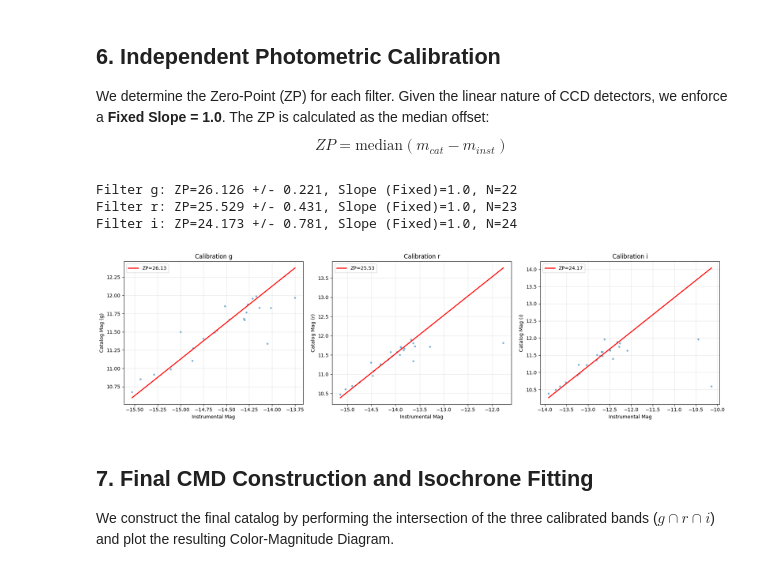
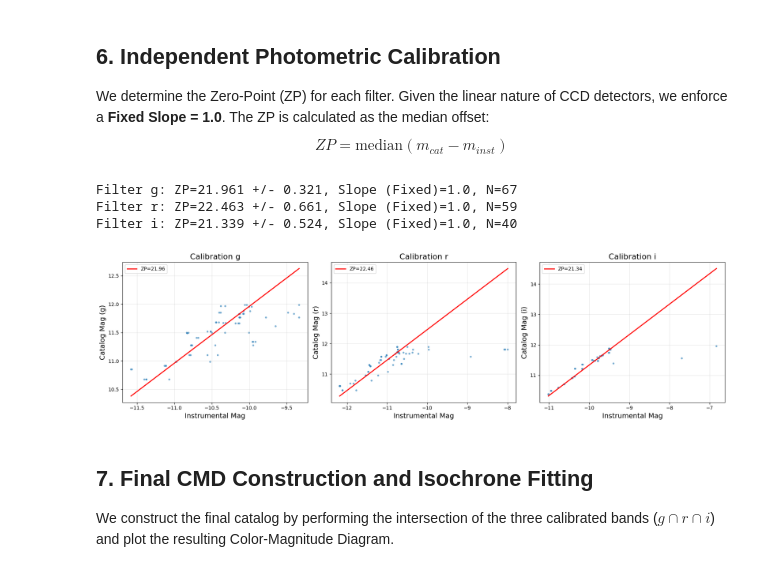
Before and after one commit to rloustalet/OHP-CLS, a Jupyter notebook: diagramme_hr.ipynb, the cells around one changed output. Drawn from its saved outputs; the diff is of its cells as text; code cells hidden in the pictures.

```diff
--- a/diagramme_hr.ipynb
+++ b/diagramme_hr.ipynb
@@ -34,13 +34,13 @@ plt.style.use('default')
 Definition of input data paths, Point Spread Function (PSF) properties, and selection criteria.
 # %%
 # Input FITS files
-stack_g_path = 'stacks/lyon/stack_g.fits'
-stack_r_path = 'stacks/lyon/stack_r.fits'
-stack_i_path = 'stacks/lyon/stack_i.fits'
+stack_g_path = 'stacks/stack_g.fits'
+stack_r_path = 'stacks/stack_r.fits'
+stack_i_path = 'stacks/stack_i.fits'
 
 # Photometry settings
-fwhm = 5.0
-aperture_radius = 2 * fwhm / 2.355
+fwhm = 2.5
+aperture_radius = 2 * fwhm / 2.355 #2.355 is approx 2*sqrt(2ln2)
 sigma_thresh = 5.0
 
 # Catalog matching settings
@@ -49,7 +49,7 @@ use_panstarrs = True
 
 # --- SPATIAL FILTERING PARAMETER ---
 # Radius limit to segregate cluster members from field stars.
-CLUSTER_RADIUS_DEG = 0.20
+CLUSTER_RADIUS_DEG = 0.15
 
 # Isochrone Fitting Initial Guesses
 DISTANCE_MODULUS = 11.3
@@ -69,7 +69,7 @@ def solve_astrometry(input_fits):
     output_fits = input_fits.replace('.fits', '_wcs.fits')
     if not os.path.exists(output_fits):
         print(f'Solving astrometry for {input_fits}...')
-        cmd = ['solve-field', input_fits, '--overwrite', '--no-plots', '--new-fits', output_fits]
+        cmd = ['solve-field', input_fits, '--overwrite', '--index-dir', '/Volumes/Astro/Astrometry',  '--no-plots', '--new-fits', output_fits]
         subprocess.run(cmd, stdout=subprocess.DEVNULL, stderr=subprocess.DEVNULL)
     return output_fits
 
@@ -247,40 +263,40 @@ for i, filt in enumerate(['g', 'r', 'i']):
         print(f"Warning: Calibration failed for {filt} (insufficient stars)")
         zp_results[filt] = {'ZP': 0, 'slope': 1}
         continue
 
     # --- FIXED SLOPE CALIBRATION (Slope=1) ---
     # This method is robust against outliers and physically motivated for CCDs
     deltas = mag_ref - mag_inst
     ZP_fixed = np.median(deltas)
     slope_fixed = 1.0
     std_zp = np.std(deltas)
 
     zp_results[filt] = {'ZP': ZP_fixed, 'slope': slope_fixed}
 
     print(f"Filter {filt}: ZP={ZP_fixed:.3f} +/- {std_zp:.3f}, Slope (Fixed)=1.0, N={len(mag_inst)}")
 
     # Apply Calibration immediately
     phot_tbl['mag_cal'] = phot_tbl['mag_inst'] + ZP_fixed
 
     # Visualization
     ax.scatter(mag_inst, mag_ref, s=15, alpha=0.6, edgecolors='none')
     x_min, x_max = np.min(mag_inst), np.max(mag_inst)
     x_fit = np.array([x_min, x_max])
     ax.plot(x_fit, x_fit * 1.0 + ZP_fixed, 'r-', lw=2, label=f'ZP={ZP_fixed:.2f}')
 
-    ax.set_title(f"Calibration {filt}")
-    ax.set_xlabel('Instrumental Mag')
-    ax.set_ylabel(f'Catalog Mag ({filt})')
+    ax.set_title(f"Calibration {filt}", fontsize=16)
+    ax.set_xlabel('Instrumental Mag', fontsize=14)
+    ax.set_ylabel(f'Catalog Mag ({filt})', fontsize=14)
     ax.legend()
     ax.grid(True, alpha=0.3)
 
 plt.tight_layout()
 plt.show()
 # %% [output]
-Filter g: ZP=26.126 +/- 0.221, Slope (Fixed)=1.0, N=22
-Filter r: ZP=25.529 +/- 0.431, Slope (Fixed)=1.0, N=23
-Filter i: ZP=24.173 +/- 0.781, Slope (Fixed)=1.0, N=24
+Filter g: ZP=21.961 +/- 0.321, Slope (Fixed)=1.0, N=67
+Filter r: ZP=22.463 +/- 0.661, Slope (Fixed)=1.0, N=59
+Filter i: ZP=21.339 +/- 0.524, Slope (Fixed)=1.0, N=40
-[figure, old version]
+[figure, new version]
 # %% [markdown]
 ## 7. Final CMD Construction and Isochrone Fitting
 
```
Also changed, not shown: parts of 7 cells of this notebook.
